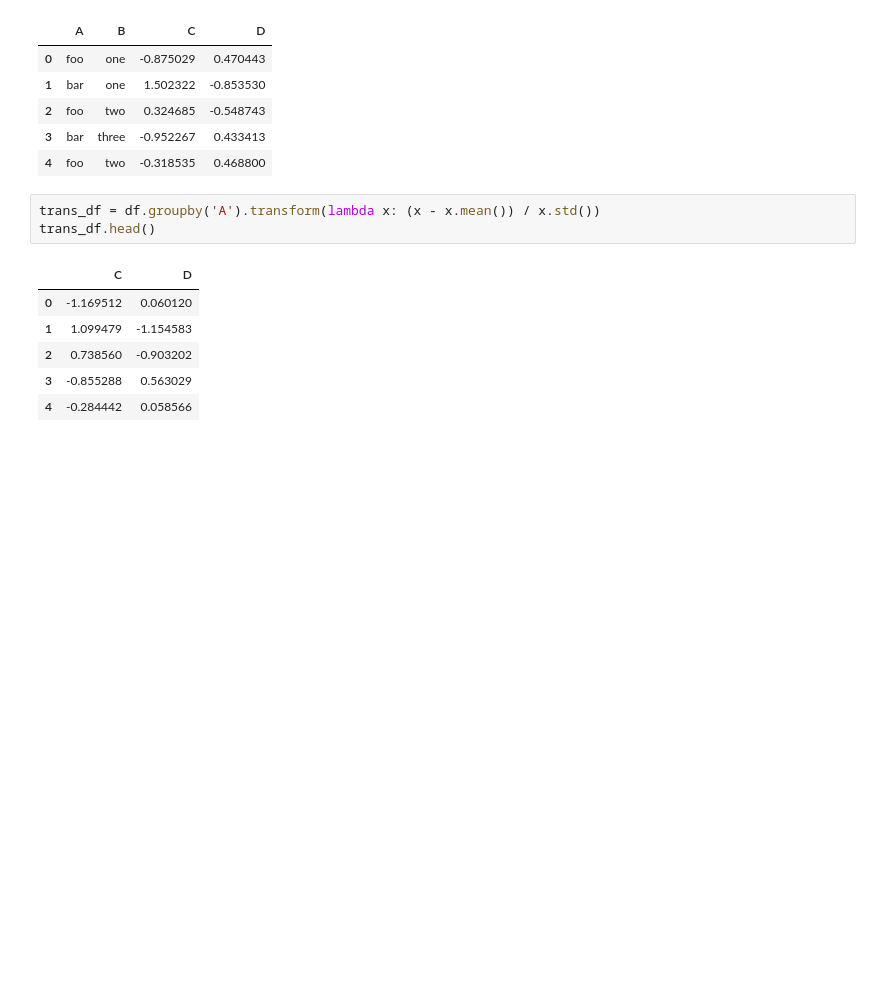
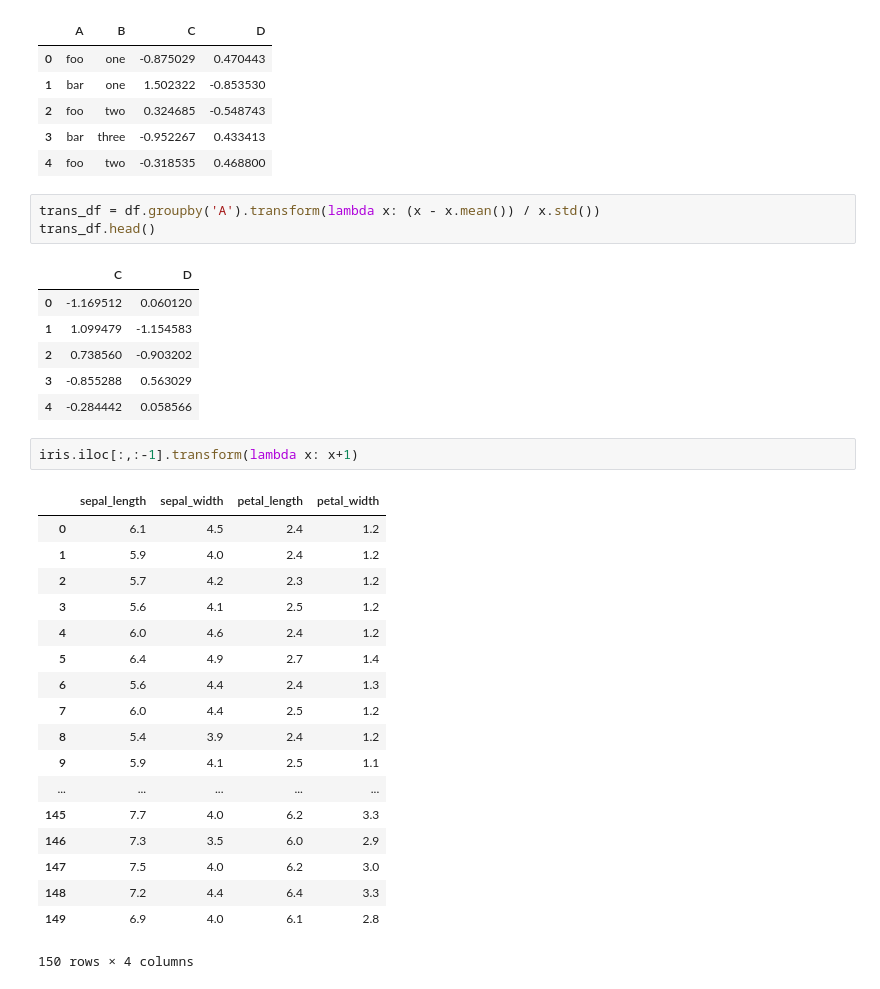
Before and after one commit to AlessandrodAgostino/Python-Projects, a Jupyter notebook: GM/EX_Groupy_Standardization.ipynb, the cells around one changed output. Saved outputs shown, nothing was run; the diff lists cells and outputs as text; blank space fills up the shorter version.

```diff
--- a/GM/EX_Groupy_Standardization.ipynb
+++ b/GM/EX_Groupy_Standardization.ipynb
@@ -273,3 +354,24 @@ trans_df.head()
 | 2 | 0.738560 | -0.903202 |
 | 3 | -0.855288 | 0.563029 |
 | 4 | -0.284442 | 0.058566 |
+# %%
+iris.iloc[:,:-1].transform(lambda x: x+1)
+# %% [output]
+|  | sepal_length | sepal_width | petal_length | petal_width |
+| 0 | 6.1 | 4.5 | 2.4 | 1.2 |
+| 1 | 5.9 | 4.0 | 2.4 | 1.2 |
+| 2 | 5.7 | 4.2 | 2.3 | 1.2 |
+| 3 | 5.6 | 4.1 | 2.5 | 1.2 |
+| 4 | 6.0 | 4.6 | 2.4 | 1.2 |
+| 5 | 6.4 | 4.9 | 2.7 | 1.4 |
+| 6 | 5.6 | 4.4 | 2.4 | 1.3 |
+| 7 | 6.0 | 4.4 | 2.5 | 1.2 |
+| 8 | 5.4 | 3.9 | 2.4 | 1.2 |
+| 9 | 5.9 | 4.1 | 2.5 | 1.1 |
+| ... | ... | ... | ... | ... |
+| 145 | 7.7 | 4.0 | 6.2 | 3.3 |
+| 146 | 7.3 | 3.5 | 6.0 | 2.9 |
+| 147 | 7.5 | 4.0 | 6.2 | 3.0 |
+| 148 | 7.2 | 4.4 | 6.4 | 3.3 |
+| 149 | 6.9 | 4.0 | 6.1 | 2.8 |
+150 rows × 4 columns
```
Also changed, not shown: parts of 8 cells of this notebook, 2 other files.
